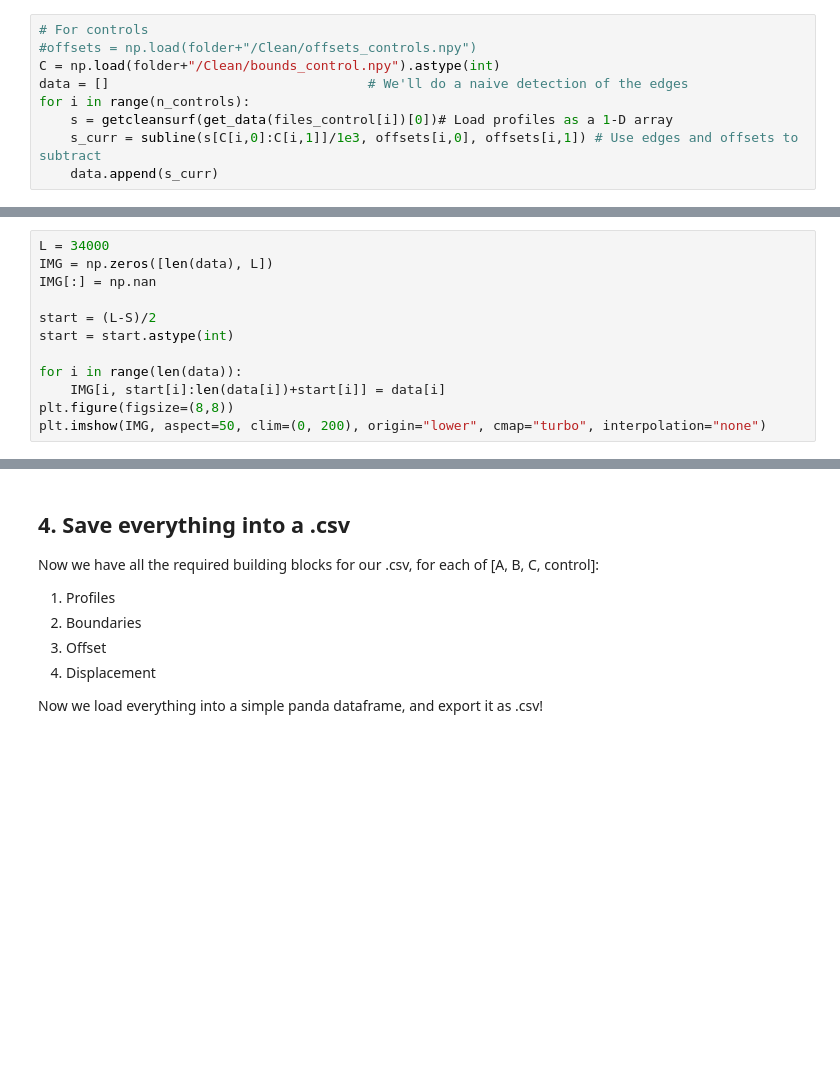
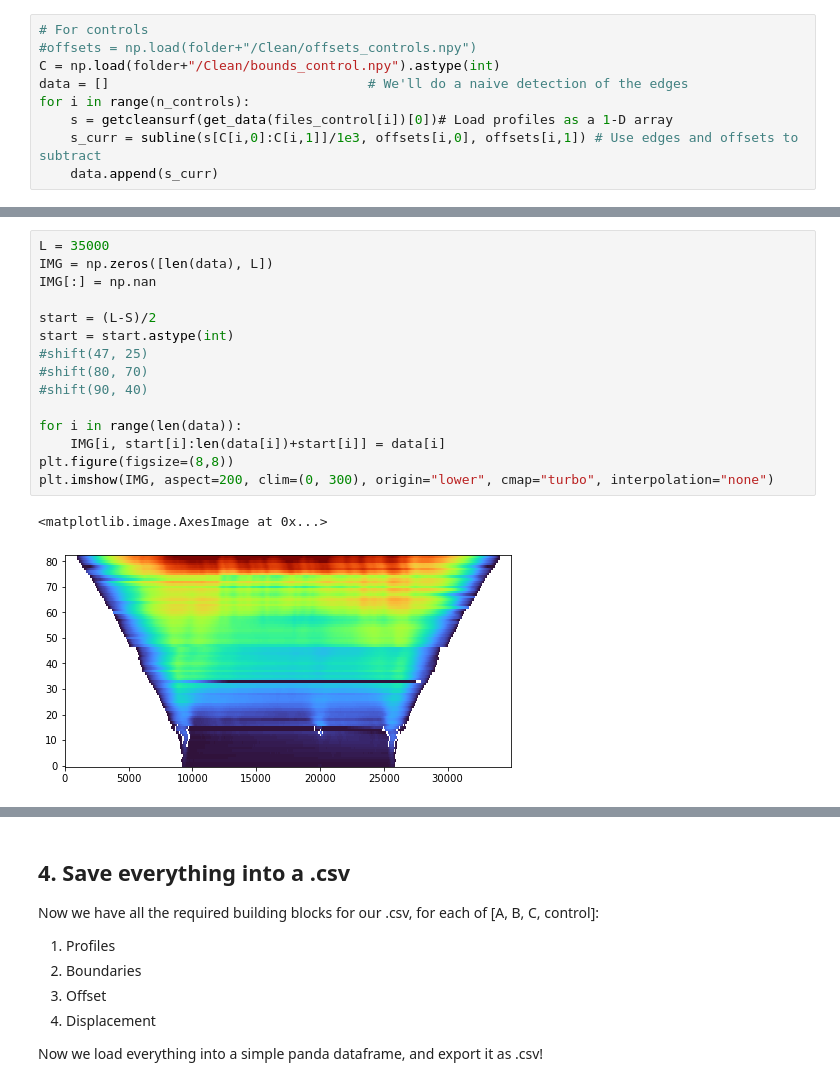
Before and after one commit to pbravoc/biofilm_surface_growth, a Jupyter notebook: data/clean_tutorial.ipynb, the cells around one changed output, grey strips where cells are left out. Saved outputs shown, nothing was run; the diff lists cells and outputs as text; blank space fills up the shorter version.

```diff
--- a/data/clean_tutorial.ipynb
+++ b/data/clean_tutorial.ipynb
@@ -270,14 +281,20 @@ np.max(S)
 # %%
-L = 34000
+L = 35000
 IMG = np.zeros([len(data), L])
 IMG[:] = np.nan
 
 start = (L-S)/2
 start = start.astype(int)
+#shift(47, 25)
+#shift(80, 70)
+#shift(90, 40)
 
 for i in range(len(data)):
     IMG[i, start[i]:len(data[i])+start[i]] = data[i]
 plt.figure(figsize=(8,8))
-plt.imshow(IMG, aspect=50, clim=(0, 200), origin="lower", cmap="turbo", interpolation="none")
+plt.imshow(IMG, aspect=200, clim=(0, 300), origin="lower", cmap="turbo", interpolation="none")
+# %% [output]
+<matplotlib.image.AxesImage at 0x...>
+[figure, added]
 # %%
 plt.figure()
```
Also changed, not shown: parts of 12 cells of this notebook, 10 other files.
